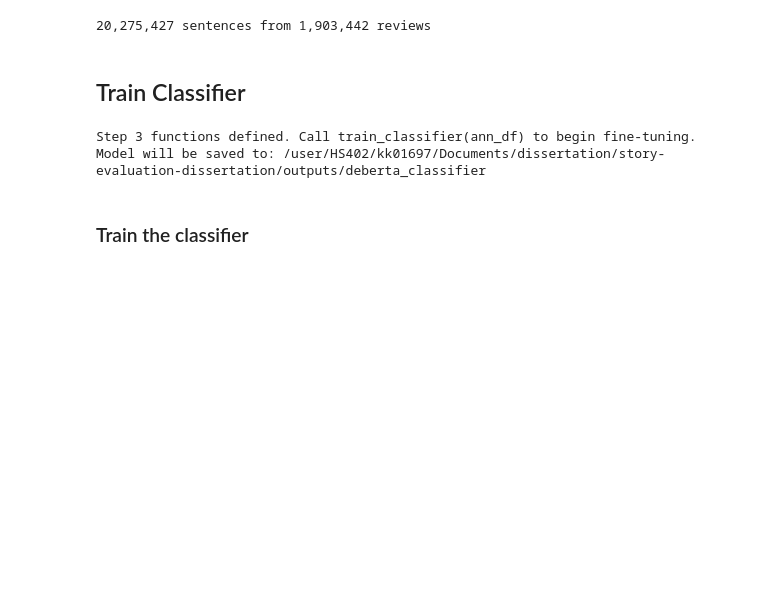
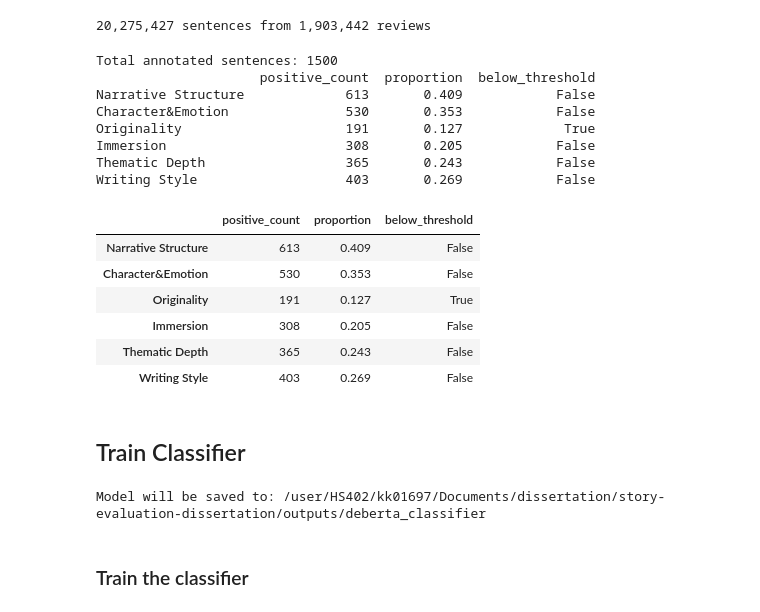
Before and after one commit to khwezikunene/story-evaluation-dissertation, a Jupyter notebook: scripts/objective_1. - deberta.ipynb, the cells around one changed output. Drawn from its saved outputs; the diff is of its cells as text; code cells hidden in the pictures; blank space fills up the shorter version.

```diff
--- a/scripts/objective_1. - deberta.ipynb
+++ b/scripts/objective_1. - deberta.ipynb
@@ -149,6 +148,74 @@ print(f"{len(df_sents):,} sentences from {df['review_id'].nunique():,} reviews")
 #df_sents.head(4)
 # %% [output]
 20,275,427 sentences from 1,903,442 reviews
+# %%
+def load_annotations(path: str | Path) -> pd.DataFrame:
+    """Load annotated sentences exported from Label Studio or Doccano.
+
+    Expected columns: sentence, plus one binary column per dimension in CUSTOM_DIMS.
+    Accepts .csv or .json (list of dicts).
+    """
+    path = Path(path)
+    if path.suffix == '.json':
+        with open(path) as f:
+            raw = json.load(f)
+        df = pd.DataFrame(raw)
+    else:
+        df = pd.read_csv(path)
+
+    missing = [d for d in custom_dim if d not in df.columns]
+    if missing:
+        raise ValueError(f'Annotation file is missing dimension columns: {missing}')
+
+    df[custom_dim] = df[custom_dim].fillna(0).astype(int)
+    return df
+
+
+def summarise_annotations(df: pd.DataFrame) -> pd.DataFrame:
+    """Print class distribution and flag dimensions below the 200-sentence threshold."""
+    counts = df[custom_dim].sum().rename('positive_count')
+    total = len(df)
+    summary = counts.to_frame()
+    summary['proportion'] = (summary['positive_count'] / total).round(3)
+    summary['below_threshold'] = summary['positive_count'] < 200
+    print(f'Total annotated sentences: {total}')
+    print(summary.to_string())
+    return summary
+
+# ── Synthetic demo dataset (replace with real annotation file path) ────────────
+np.random.seed(SEED)
+n_sentences = 1500
+probabilities = {
+    'Narrative Structure': 0.40,
+    'Character&Emotion':   0.35,
+    'Originality':         0.15,  # class imbalance flagged
+    'Immersion':           0.20,  # class imbalance flagged
+    'Thematic Depth':      0.25,
+    'Writing Style':       0.30,
+}
+
+demo_labels = {dim: np.random.binomial(1, p, n_sentences) for dim, p in probabilities.items()}
+demo_df = pd.DataFrame({'sentence': [f'Sentence {i}' for i in range(n_sentences)], **demo_labels})
+demo_df.to_csv(DATA_DIR / 'demo_annotations.csv', index=False)
+
+ann_df = load_annotations(DATA_DIR / 'demo_annotations.csv')
+summarise_annotations(ann_df)
+# %% [output]
+Total annotated sentences: 1500
+                     positive_count  proportion  below_threshold
+Narrative Structure             613       0.409            False
+Character&Emotion               530       0.353            False
+Originality                     191       0.127             True
+Immersion                       308       0.205            False
+Thematic Depth                  365       0.243            False
+Writing Style                   403       0.269            False
+|  | positive_count | proportion | below_threshold |
+| Narrative Structure | 613 | 0.409 | False |
+| Character&Emotion | 530 | 0.353 | False |
+| Originality | 191 | 0.127 | True |
+| Immersion | 308 | 0.205 | False |
+| Thematic Depth | 365 | 0.243 | False |
+| Writing Style | 403 | 0.269 | False |
 # %% [markdown]
 ## Train Classifier
 # %%
@@ -274,7 +341,6 @@ print(f'Model will be saved to: {MODEL_DIR}')
 # Uncomment to run (requires GPU for practical turnaround):
 # trainer = train_classifier(ann_df)
 # %% [output]
-Step 3 functions defined. Call train_classifier(ann_df) to begin fine-tuning.
 Model will be saved to: /user/HS402/kk01697/Documents/dissertation/story-evaluation-dissertation/outputs/deberta_classifier
 # %% [markdown]
 ### Train the classifier
```
Also changed, not shown: parts of 4 cells of this notebook, 6 other files.
